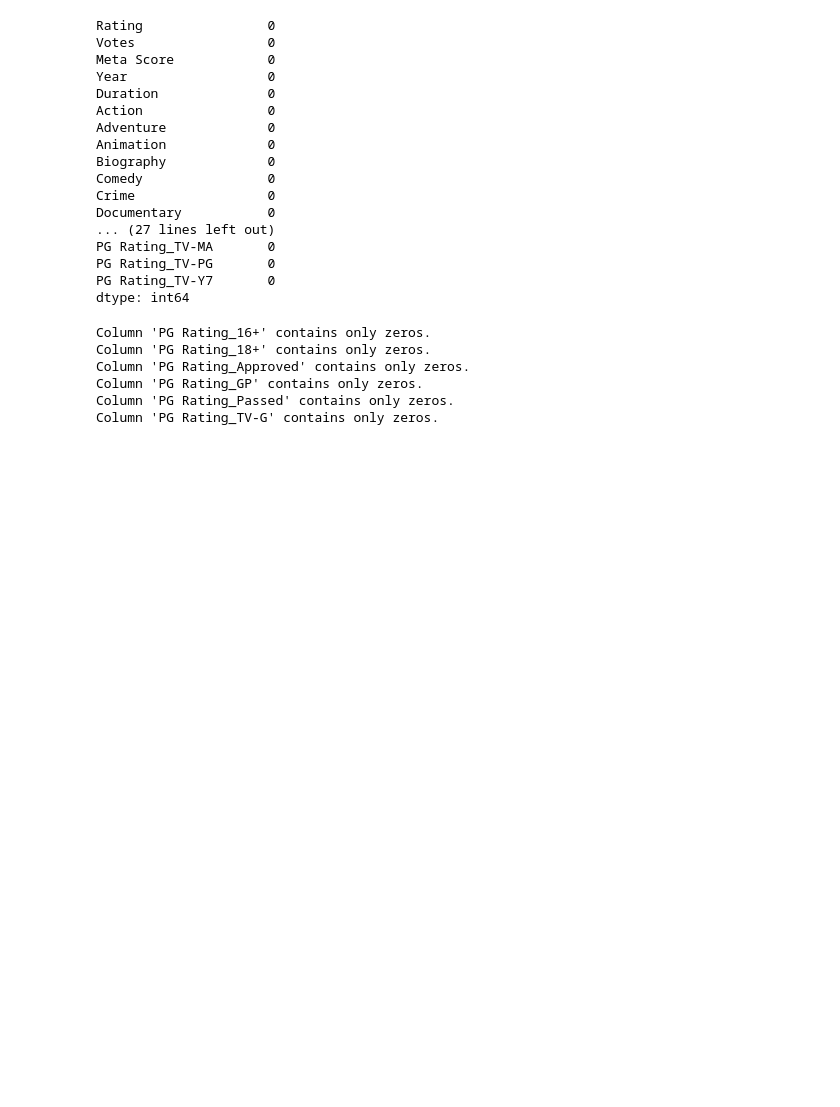
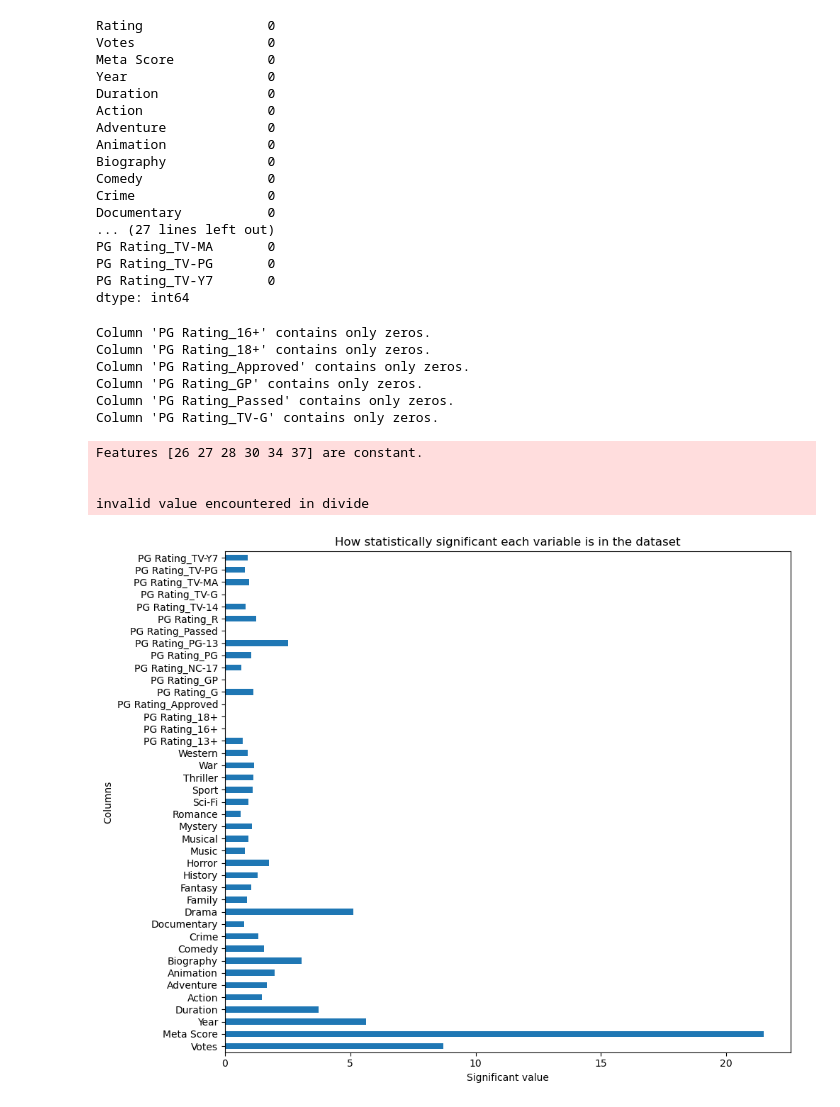
Before and after one commit to crypt0kitik/Introduction-to-Machine-Learning-Methods, a Jupyter notebook: Exercise1_LinearRegression/Linear_regresssion.ipynb, the cells around one changed output. Saved outputs shown, nothing was run; the diff lists cells and outputs as text; code cells hidden in the pictures; blank space fills up the shorter version.

```diff
--- a/Exercise1_LinearRegression/Linear_regresssion.ipynb
+++ b/Exercise1_LinearRegression/Linear_regresssion.ipynb
@@ -690,2 +658,26 @@ df = df.drop(columns=['PG Rating_16+', 'PG Rating_18+', 'PG Rating_Approved', 'M
+# %%
+# import the needed module
+from sklearn.feature_selection import f_classif
+
+# get the score rankings
+f_values, _ = f_classif(X, y)
+
+# Create a pandas Series for easier interpretation
+feat_importances = pd.Series(f_values, index=X.columns)
+
+# Plot the ANOVA F-value scores
+plt.figure(figsize=(10, 8))  # the figure size
+feat_importances.plot(kind='barh')
+plt.xlabel('Significant value')
+plt.ylabel('Columns')
+plt.title('How statistically significant each variable is in the dataset')
+plt.tight_layout()  # spacing to prevent overlapping
+plt.show()
+# %% [output]
+Features [26 27 28 30 34 37] are constant.
+
+
+invalid value encountered in divide
+[figure, added]
 # %%
 #to be continued...
```
Also changed, not shown: parts of 5 cells of this notebook.
